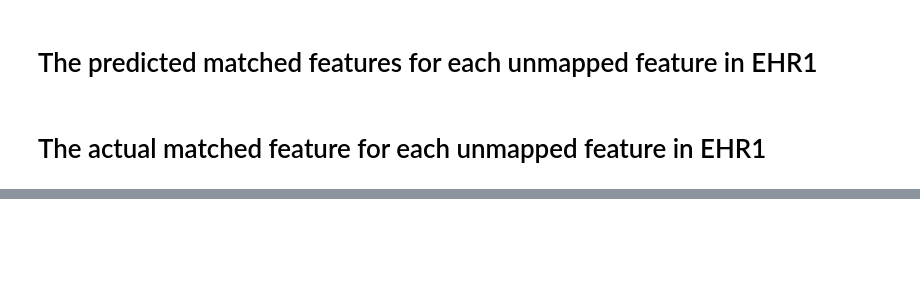
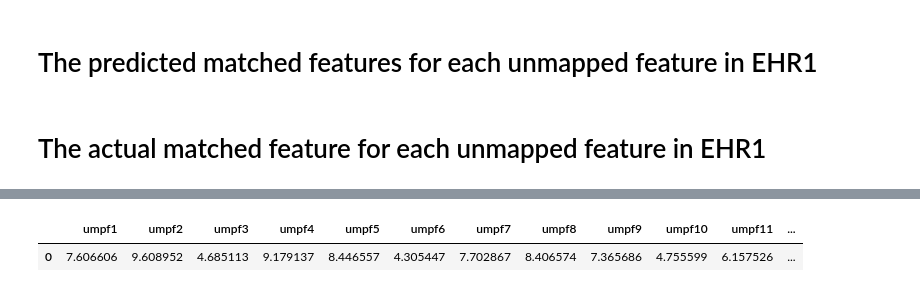
Before and after one commit to cuishuting/seq_to_seq_schema_matching, a Jupyter notebook: seq_to_seq_via_RNN.ipynb, the cells around one changed output, grey strips where cells are left out. Saved outputs shown, nothing was run; the diff lists cells and outputs as text; code cells hidden in the pictures; blank space fills up the shorter version.

```diff
--- a/seq_to_seq_via_RNN.ipynb
+++ b/seq_to_seq_via_RNN.ipynb
@@ -899,0 +1242,7 @@ Sim cor F values  0.06666666666666667 0.06666666666666667
+# %%
+kfold_test_loss_2_mean_abla_model = np.mean(kfold_test_loss_2, axis=1)
+kfold_test_loss_2_mean_df_abla_model = pd.DataFrame(data=kfold_test_loss_2_mean_abla_model.reshape(1, 15), columns=["umpf"+str(i) for i in range(1, 16)])
+kfold_test_loss_2_mean_df_abla_model
+# %% [output]
+|  | umpf1 | umpf2 | umpf3 | umpf4 | umpf5 | umpf6 | umpf7 | umpf8 | umpf9 | umpf10 | umpf11 | ... |
+| 0 | 7.606606 | 9.608952 | 4.685113 | 9.179137 | 8.446557 | 4.305447 | 7.702867 | 8.406574 | 7.365686 | 4.755599 | 6.157526 | ... |
```
Also changed, not shown: parts of 96 cells of this notebook.
